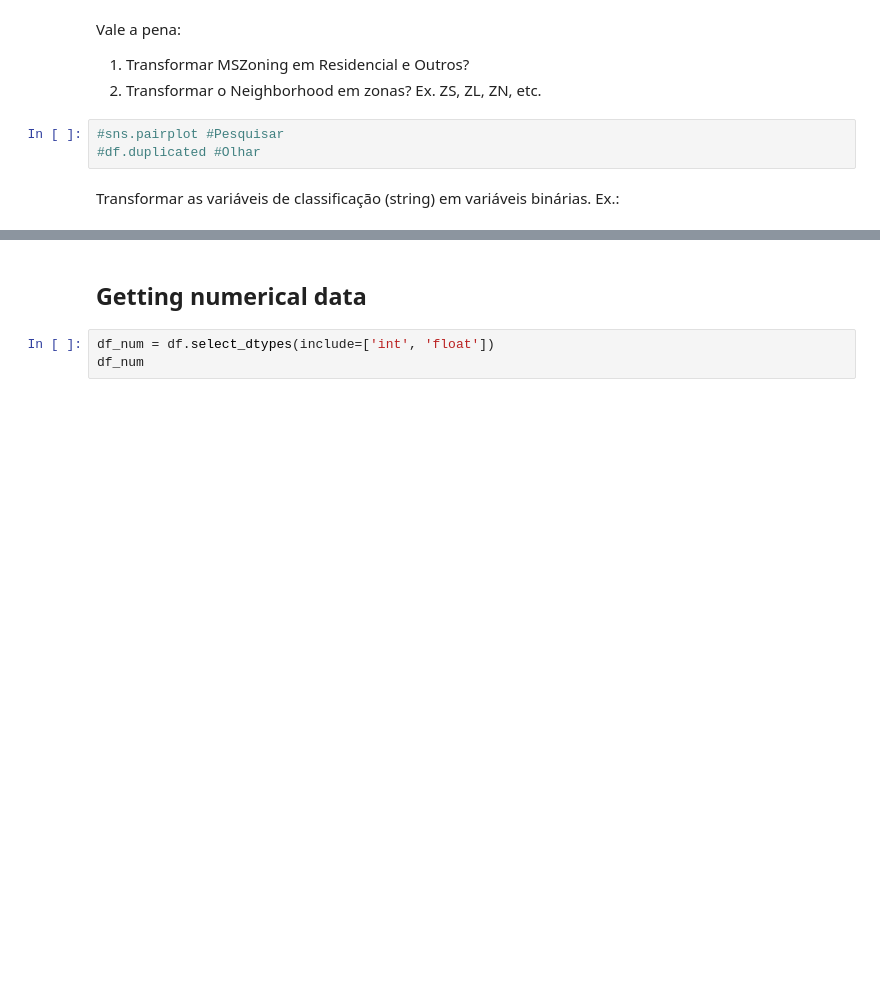
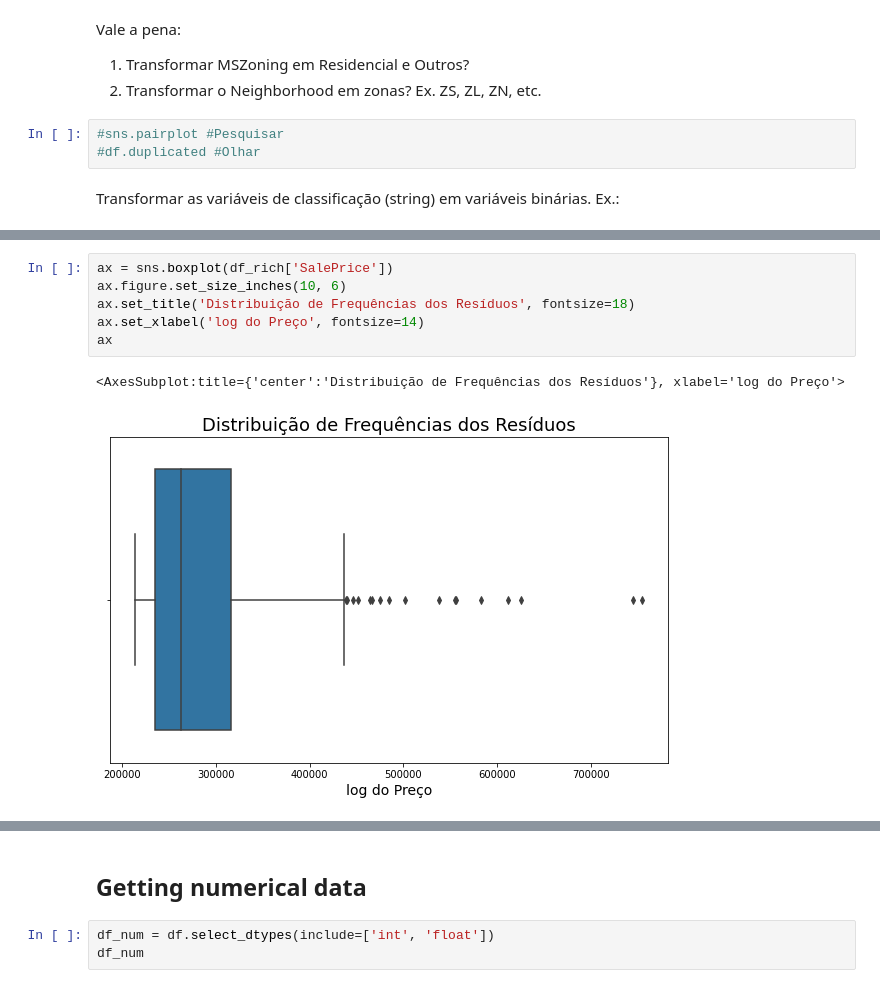
Before and after one commit to marcodeamicis/house_prices_regression, a Jupyter notebook: notebooks/1_initial_data_exploration_amicis.ipynb, the cells around one changed output, grey strips where cells are left out. Cells and saved outputs as stored; diff of their text form; blank space fills up the shorter version.

```diff
--- a/notebooks/1_initial_data_exploration_amicis.ipynb
+++ b/notebooks/1_initial_data_exploration_amicis.ipynb
@@ -374,0 +420,9 @@ Ex.:
+# %%
+ax = sns.boxplot(df_rich['SalePrice'])
+ax.figure.set_size_inches(10, 6)
+ax.set_title('Distribuição de Frequências dos Resíduos', fontsize=18)
+ax.set_xlabel('log do Preço', fontsize=14)
+ax
+# %% [output]
+<AxesSubplot:title={'center':'Distribuição de Frequências dos Resíduos'}, xlabel='log do Preço'>
+[figure, added]
```
Also changed, not shown: parts of 7 cells of this notebook.
